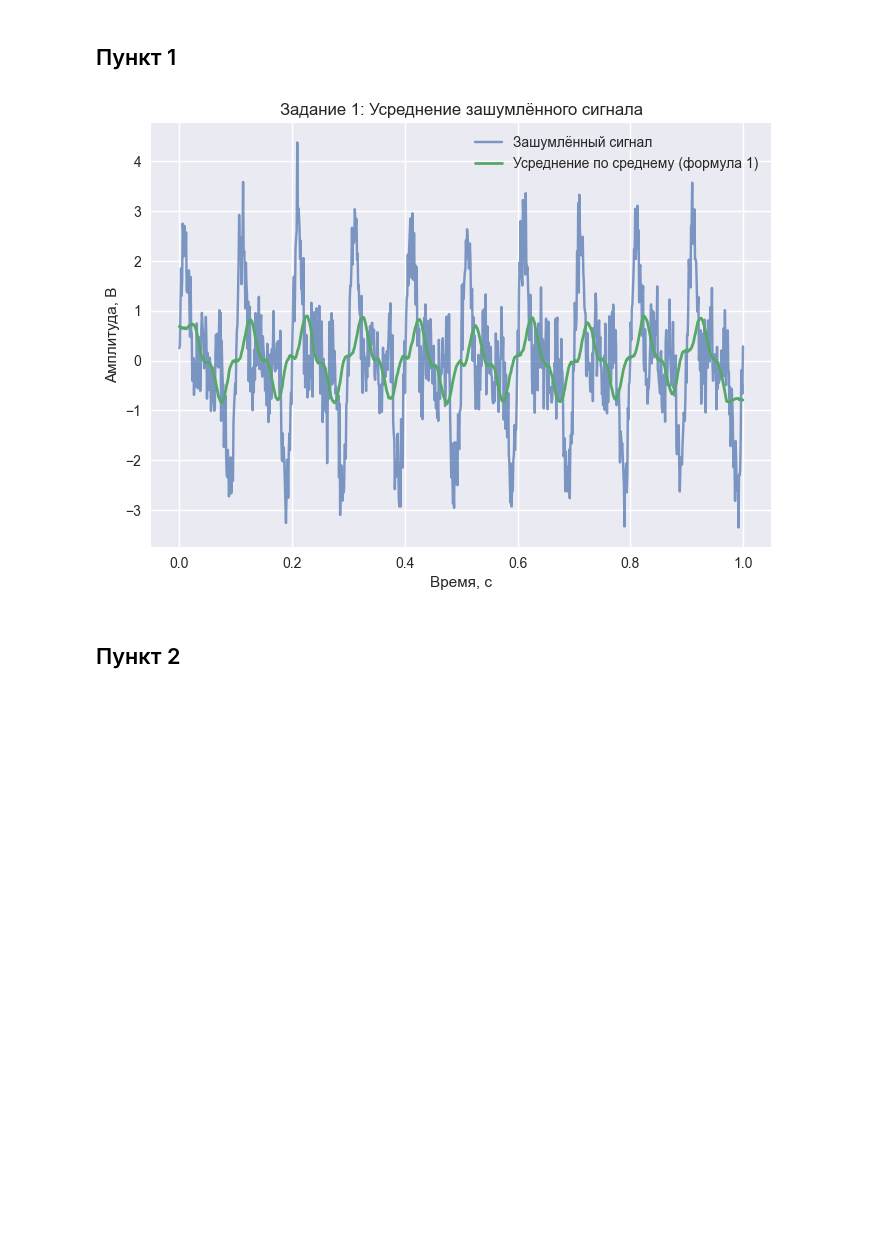
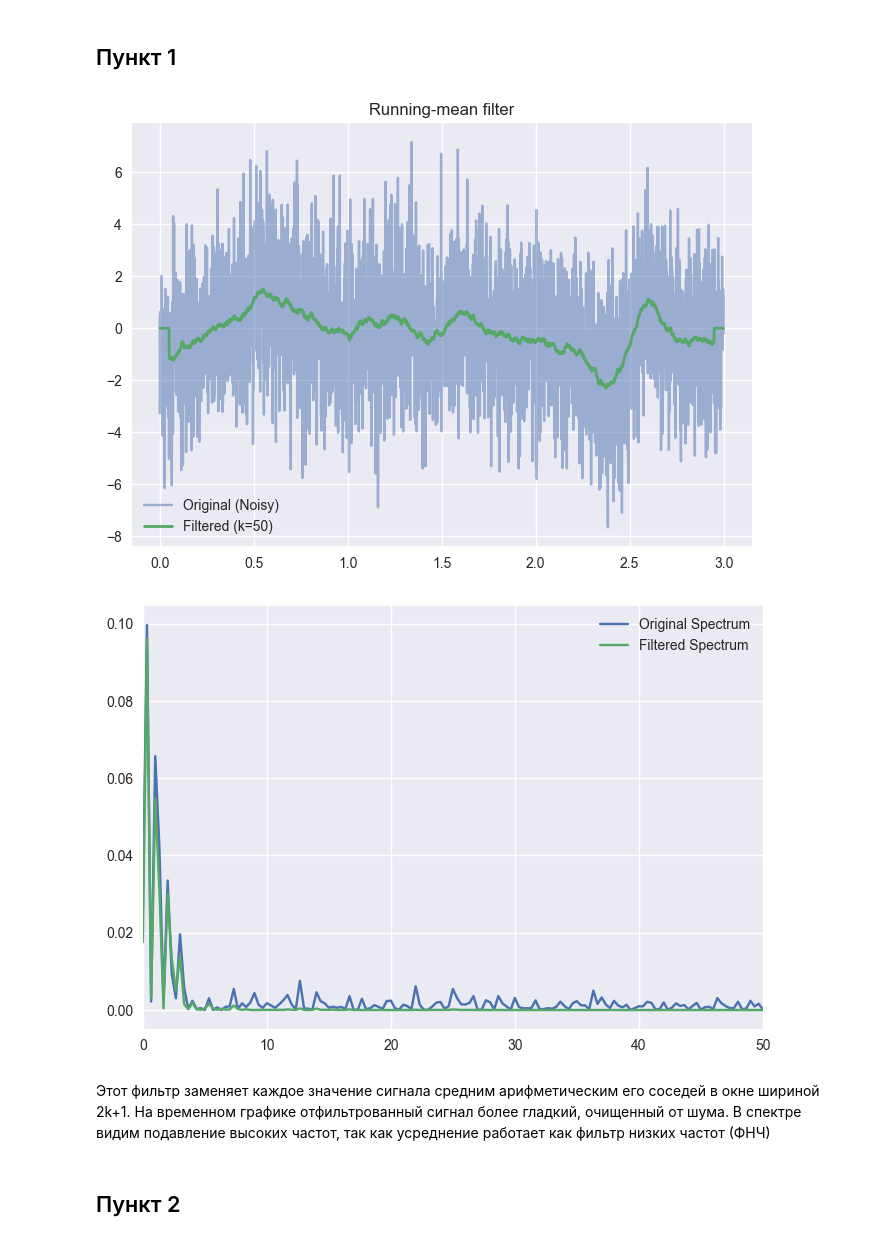
Before and after one commit to KamenevIvan/DPoS, a Jupyter notebook: lab6.ipynb, the cells around one changed output. Drawn from its saved outputs; the diff is of its cells as text; code cells hidden in the pictures; blank space fills up the shorter version.

```diff
--- a/lab6.ipynb
+++ b/lab6.ipynb
@@ -12,32 +14,43 @@ plt.rcParams['figure.figsize'] = (12, 6)
 plt.style.use('seaborn-v0_8')
 # %% [markdown]
 ## Пункт 1
-# %%
-np.random.seed(42)
-t = np.linspace(0, 1, 1000)          # время, с
-fs = 1000        # частота дискретизации
-t_sig = np.arange(0, 0.2, 1/fs)
-clean = np.sin(2 * np.pi * 10 * t)+ np.sin(2 * np.pi * 20 * t) + np.sin(2 * np.pi * 30 * t)
-   # чистый сигнал 10 Гц
-noise = np.random.normal(0, 0.5, len(t))
-noisy = clean + noise
-
-# Усреднение по формуле 1 — простое скользящее среднее (окно 51 точек)
-window_size = 51
-mean_kernel = np.ones(window_size) / window_size
-averaged_mean = np.convolve(noisy, mean_kernel, mode='same')
-
-# График во времени (как на рис. 1)
-plt.figure()
-plt.plot(t, noisy, label='Зашумлённый сигнал', alpha=0.7)
-plt.plot(t, averaged_mean, label='Усреднение по среднему (формула 1)', linewidth=2)
-plt.title('Задание 1: Усреднение зашумлённого сигнала')
-plt.xlabel('Время, с')
-plt.ylabel('Амплитуда, В')
-plt.legend()
-plt.grid(True)
-plt.show()
-# %% [output]
-[figure, removed]
+# %%
+# Создание зашумленного сигнала
+srate = 1000
+time = np.arange(0, 3, 1/srate)
+n = len(time)
+p = 15 # количество гармоник
+signal_orig = np.interp(np.linspace(0, p, n), np.arange(0, p), np.random.randn(p))
+noise = np.random.randn(n) * 2
+x = signal_orig + noise
+
+# Реализация фильтра (Формула 1)
+k = 50 # параметр окна
+y = np.zeros(n)
+for t in range(k, n-k):
+    y[t] = np.mean(x[t-k : t+k+1])
+
+# Визуализация
+plt.plot(time, x, label='Original (Noisy)', alpha=0.5)
+plt.plot(time, y, label=f'Filtered (k={k})', linewidth=2)
+plt.title('Running-mean filter')
+plt.legend()
+plt.show()
+
+# Вывод спектра
+hz = np.linspace(0, srate/2, int(n/2)+1)
+x_fft = np.abs(scipy.fftpack.fft(x)/n)**2
+y_fft = np.abs(scipy.fftpack.fft(y)/n)**2
+plt.plot(hz, x_fft[:len(hz)], label='Original Spectrum')
+plt.plot(hz, y_fft[:len(hz)], label='Filtered Spectrum')
+plt.xlim([0, 50])
+plt.legend()
+plt.show()
+# %% [output]
+[figure, added]
+[figure, added]
+# %% [markdown]
+Этот фильтр заменяет каждое значение сигнала средним арифметическим его соседей в окне шириной 2k+1.
+На временном графике отфильтрованный сигнал более гладкий, очищенный от шума. В спектре видим подавление высоких частот, так как усреднение работает как фильтр низких частот (ФНЧ)
 # %% [markdown]
 ## Пункт 2
```
Also changed, not shown: parts of 8 cells of this notebook, 4 other files.
